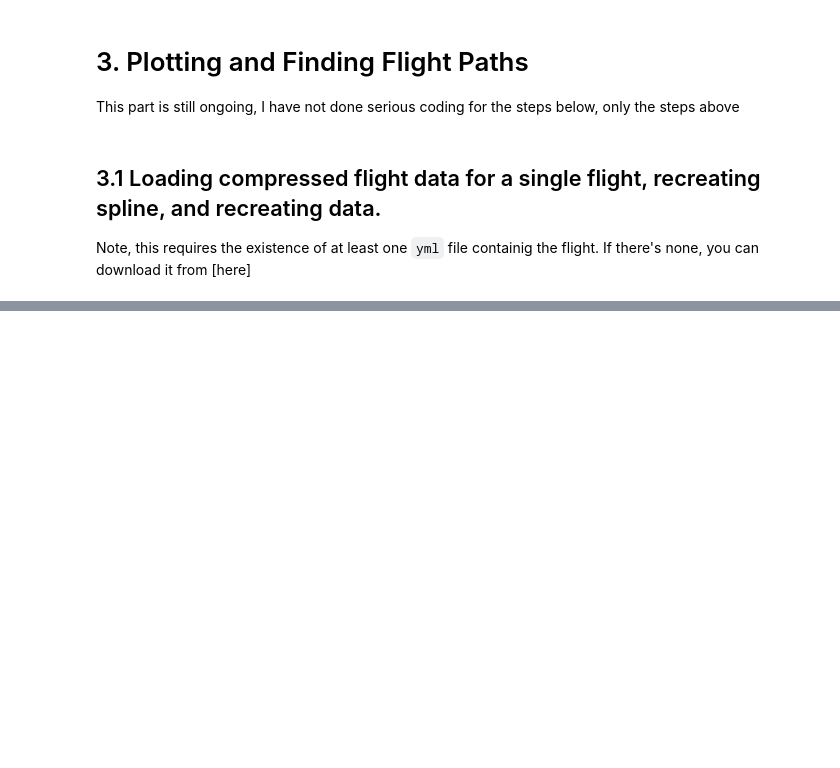
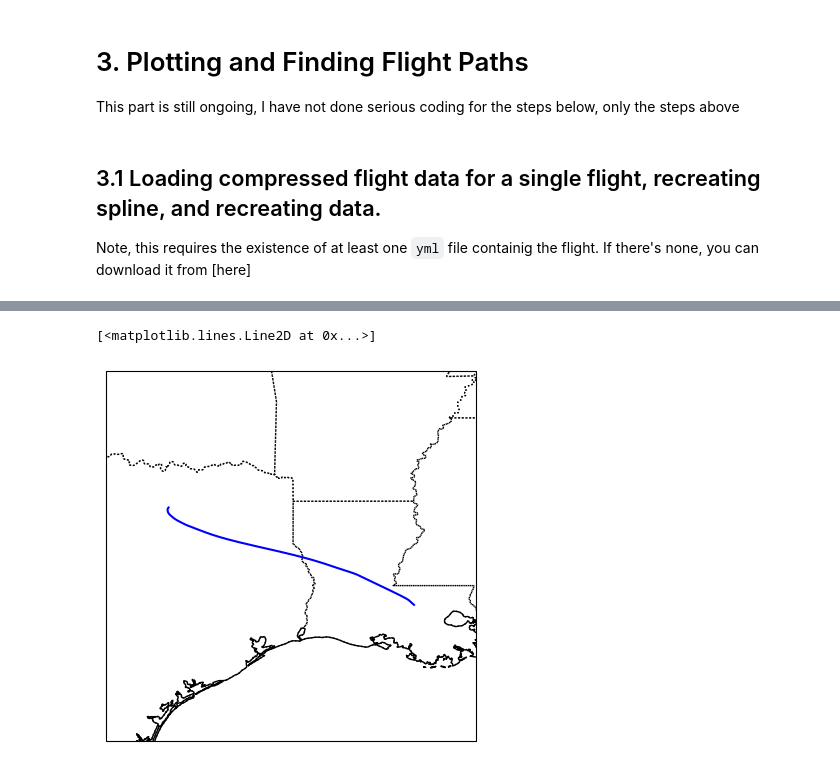
Before and after one commit to Flight-Path-Analysis/FlightPathAnalysis, a Jupyter notebook: prototyping/prototyping.ipynb, the cells around one changed output, grey strips where cells are left out. Drawn from its saved outputs; the diff is of its cells as text; code cells hidden in the pictures; blank space fills up the shorter version.

```diff
--- a/prototyping/prototyping.ipynb
+++ b/prototyping/prototyping.ipynb
@@ -944,0 +410,19 @@ compressor = compressors.SplineCompressor(config)
+# %%
+fig, ax = plt.subplots(subplot_kw={'projection': ccrs.PlateCarree()})
+ax.add_feature(cfeature.BORDERS, linestyle=':')
+ax.add_feature(cfeature.COASTLINE)
+ax.add_feature(cfeature.STATES, linestyle=':')
+
+range_lat = max(ys['lat']) - min(ys['lat'])
+range_lon = max(ys['lon']) - min(ys['lon'])
+RANGE = max([range_lon, range_lat])*1.5
+mid_lat = (max(ys['lat']) + min(ys['lat']))/2
+mid_lon = (max(ys['lon']) + min(ys['lon']))/2
+extent = [mid_lon - RANGE/2, mid_lon + RANGE/2, mid_lat - RANGE/2, mid_lat + RANGE/2]
+ax.set_extent(extent)
+
+# ax.plot(ys['lat'], ys['lon'], marker='o', color='blue', markersize=5, label='City', linestyle='-', transform=ccrs.Geodetic())
+ax.plot(ys['lon'], ys['lat'], color='blue', transform=ccrs.PlateCarree())
+# %% [output]
+[<matplotlib.lines.Line2D at 0x...>]
+[figure, added]
```
Also changed, not shown: parts of 22 cells of this notebook.
